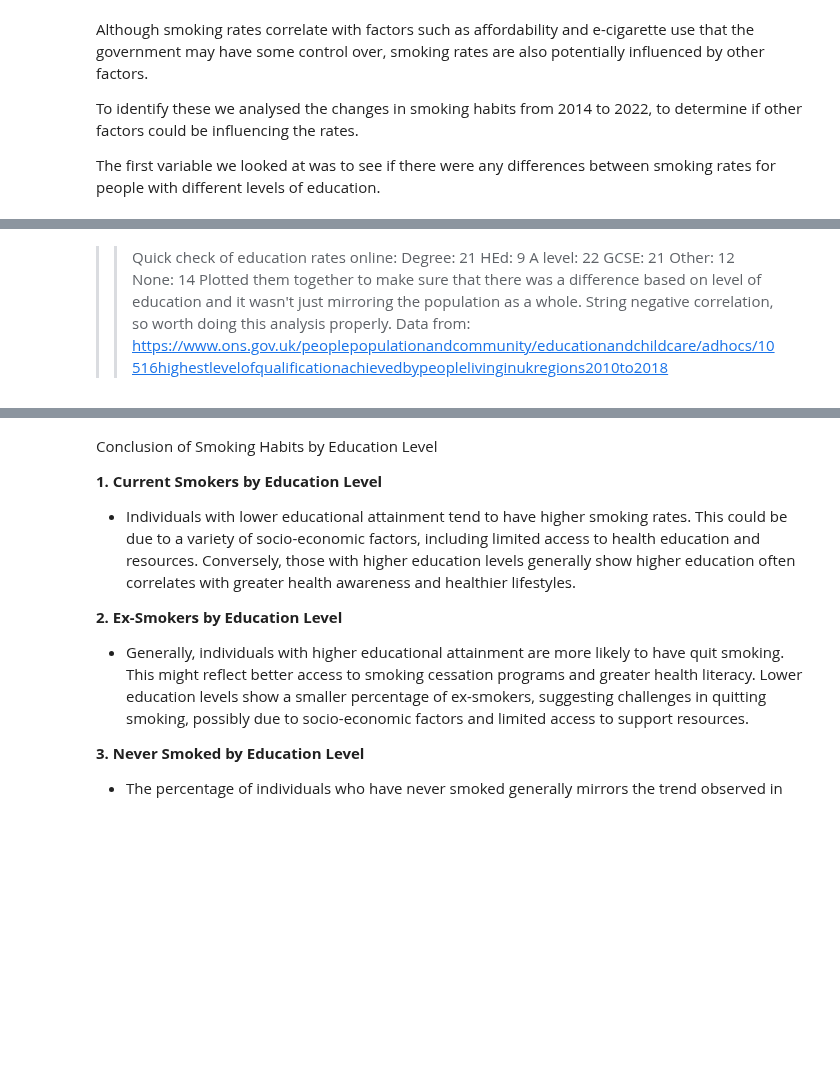
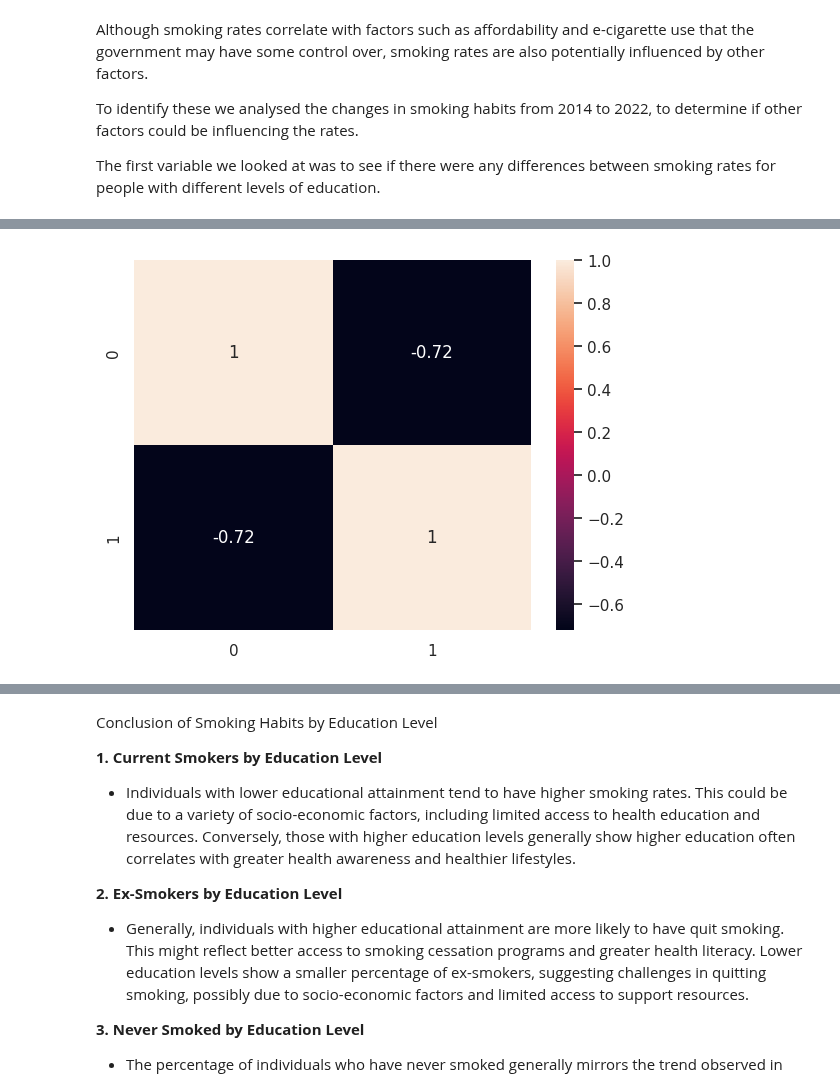
Before and after one commit to rhobaker/Data_Project, a Jupyter notebook: Main_Jupyter_workbook_Rhona.ipynb, the cells around one changed output, grey strips where cells are left out. Drawn from its saved outputs; the diff is of its cells as text; code cells hidden in the pictures; blank space fills up the shorter version.

```diff
--- a/Main_Jupyter_workbook_Rhona.ipynb
+++ b/Main_Jupyter_workbook_Rhona.ipynb
@@ -873,19 +894,11 @@ levels_df.set_index(["Highest_level_of_education"], inplace = True)
 merged_qual_data = pd.merge(levels_df, data_to_merge, left_index=True, right_index=True, how='outer' )
 # merged_qual_data
 # %%
-ed_level_coeff = np.corrcoef(merged_qual_data["Total Population Percentage"], merged_qual_data["2022_Current_smokers_%"])
+ed_level_coeff = np.corrcoef(merged_qual_data["Total Population %"], merged_qual_data["2022_Current_smokers_%"])
+sns.set_theme(style="whitegrid", palette = "plasma")
+ax = sns.heatmap(ed_level_coeff, annot=True)
+# %% [output]
+[figure, added]
-# %% [markdown]
->> Quick check of education rates online:
-Degree: 21
-HEd: 9
-A level: 22
-GCSE: 21
-Other: 12
-None: 14
->> Plotted them together to make sure that there was a difference based on level of education and it wasn't just mirroring the population as a whole.
->> String negative correlation, so worth doing this analysis properly.
->> Data from:
-https://www.ons.gov.uk/peoplepopulationandcommunity/educationandchildcare/adhocs/10516highestlevelofqualificationachievedbypeoplelivinginukregions2010to2018
 # %%
 #Create a visualisation to compare the proportion of cigarette smokers vs the expenditure on tobacco
 # Set the theme
```
Also changed, not shown: parts of 5 cells of this notebook.
